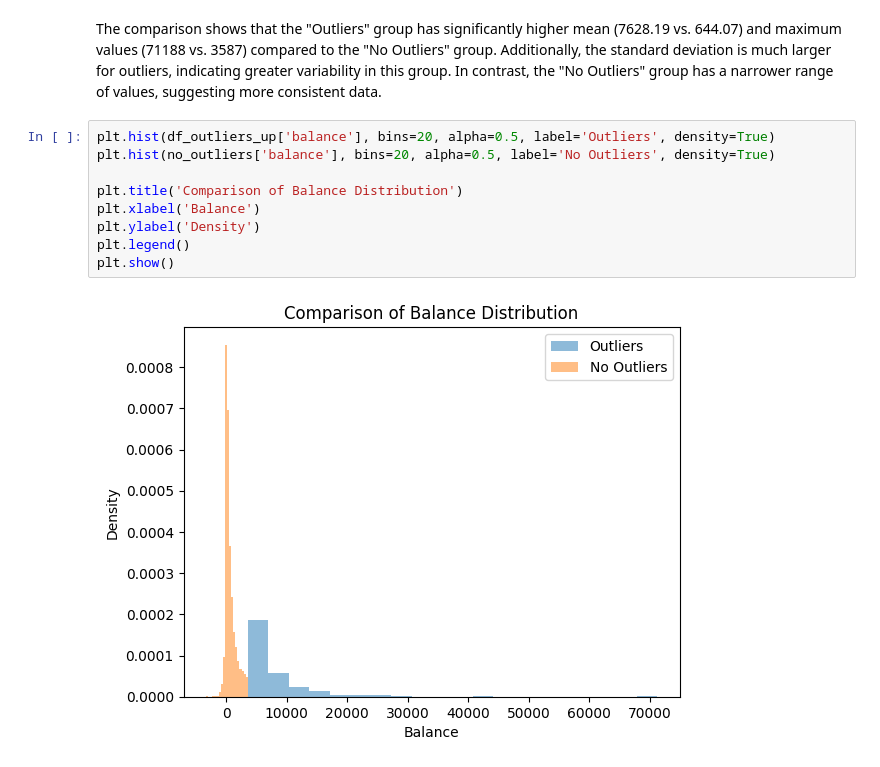
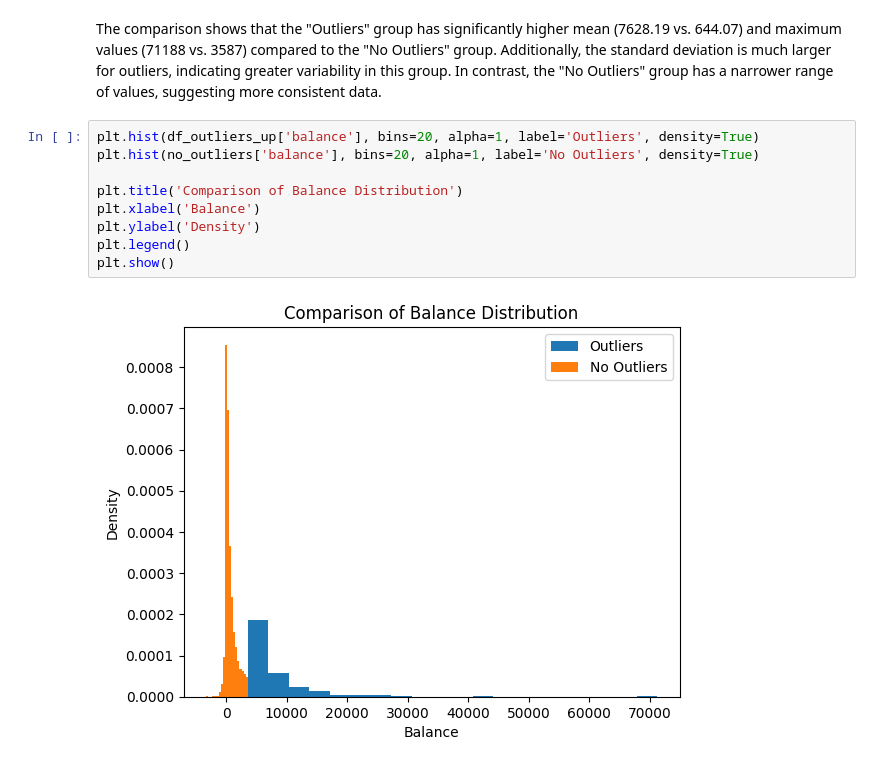
Before and after one commit to viktoruebelhart/uci_bank, a Jupyter notebook: UCI_BANK.ipynb, the cells around one changed output. Cells and saved outputs as stored; diff of their text form.

```diff
--- a/UCI_BANK.ipynb
+++ b/UCI_BANK.ipynb
@@ -517,13 +517,13 @@ df_combined_description
 # %% [markdown]
 The comparison shows that the "Outliers" group has significantly higher mean (7628.19 vs. 644.07) and maximum values (71188 vs. 3587) compared to the "No Outliers" group. Additionally, the standard deviation is much larger for outliers, indicating greater variability in this group. In contrast, the "No Outliers" group has a narrower range of values, suggesting more consistent data.
 # %%
-plt.hist(df_outliers_up['balance'], bins=20, alpha=0.5, label='Outliers', density=True)
-plt.hist(no_outliers['balance'], bins=20, alpha=0.5, label='No Outliers', density=True)
+plt.hist(df_outliers_up['balance'], bins=20, alpha=1, label='Outliers', density=True)
+plt.hist(no_outliers['balance'], bins=20, alpha=1, label='No Outliers', density=True)
 
 plt.title('Comparison of Balance Distribution')
 plt.xlabel('Balance')
 plt.ylabel('Density')
 plt.legend()
 plt.show()
 # %% [output]
-[figure, old version]
+[figure, new version]
```
